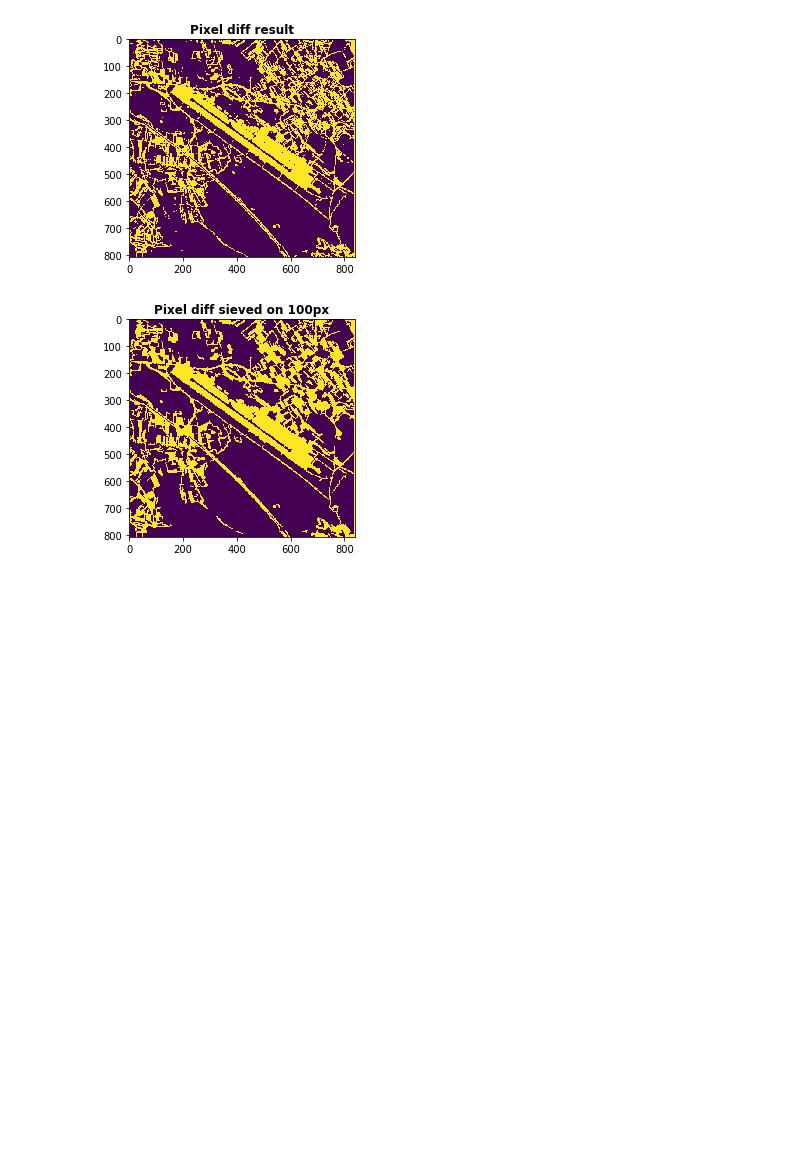
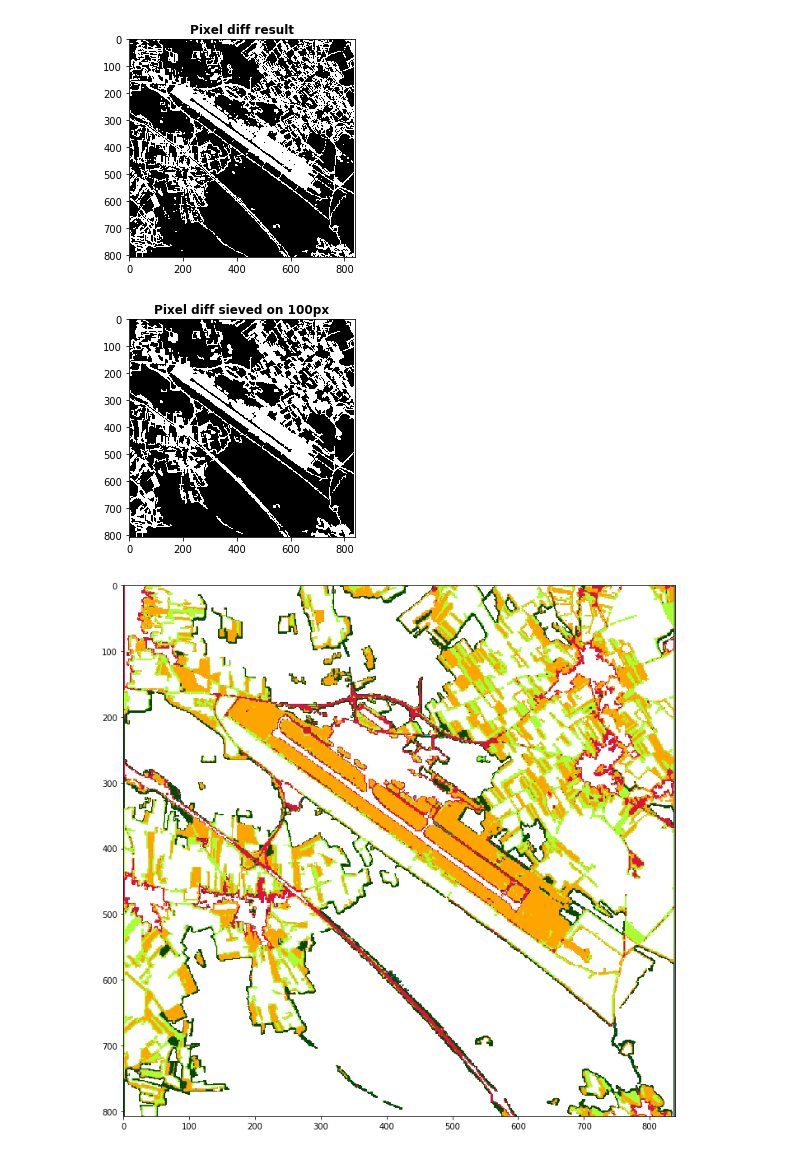
Before and after one commit to wouellette/foss4g_eochallenge, a Jupyter notebook: eochallenge_change_detection_notebook.ipynb, the cells around one changed output. Cells and saved outputs as stored; diff of their text form; code cells hidden in the pictures; blank space fills up the shorter version.

Commit message:
generated gif with old, new, and diff

```diff
--- a/eochallenge_change_detection_notebook.ipynb
+++ b/eochallenge_change_detection_notebook.ipynb
@@ -1,8 +1,8 @@
 # %%
 %matplotlib inline
 
-first_src_filepath = '/home/vanhove/Downloads/joze_airport_ground_truth.tif'
-second_src_filepath = '/home/vanhove/Downloads/joze_airport_prediction.tif'
+first_src_filepath = ''
+second_src_filepath = ''
 
 import pprint
 import rasterio
@@ -11,7 +11,9 @@ import rasterio.fill
 import rasterio.mask
 import rasterio.plot
 import rasterio.warp
+import matplotlib.animation
 import numpy
+
 
 def grayscale(dataset):
     array = numpy.array((numpy.array(dataset.read(1)), numpy.array(dataset.read(2)), numpy.array(dataset.read(3)))).T
@@ -46,35 +48,58 @@ with rasterio.Env():
             src_green = numpy.array(src.read(2))
             second_src_green = numpy.array(second_src.read(2))
             src_blue = numpy.array(src.read(3))
             second_src_blue = numpy.array(second_src.read(3))
 
             # create mask for each color
             red_mask = src_red != second_src_red
             green_mask = src_green != second_src_green
             blue_mask = src_blue != second_src_blue
 
             # combine color masks into one
-            mask = (red_mask | green_mask | blue_mask)
+            mask = (red_mask | green_mask | blue_mask) != True
 
             # convert mask into int16
             mask = numpy.array(mask, dtype='int16')
             int16_max_value = rasterio.dtypes.dtype_ranges['int16'][1]
             mask = mask * int16_max_value
 
             # pixel diff visualization
-            rasterio.plot.show(mask, title='Pixel diff result')
+            rasterio.plot.show(mask, title='Pixel diff result', cmap='Greys')
 
 
             sieved_mask = rasterio.features.sieve(mask, size=100)
-            rasterio.plot.show(sieved_mask, title='Pixel diff sieved on 100px')
+            rasterio.plot.show(sieved_mask, title='Pixel diff sieved on 100px', cmap='Greys')
 
             # writing sieving examples to files
             write_to_file('sieved_100.tif', rasterio.features.sieve(mask, size=100), second_src.profile)
             write_to_file('sieved_200.tif', rasterio.features.sieve(mask, size=200), second_src.profile)
             write_to_file('sieved_300.tif', rasterio.features.sieve(mask, size=300), second_src.profile)
             write_to_file('sieved_400.tif', rasterio.features.sieve(mask, size=400), second_src.profile)
             write_to_file('sieved_500.tif', rasterio.features.sieve(mask, size=500), second_src.profile)
             write_to_file('sieved_600.tif', rasterio.features.sieve(mask, size=600), second_src.profile)
+
+
+            src_array = [src.read(1), src.read(2), src.read(3)]
+            second_src_array = [second_src.read(1), second_src.read(2), second_src.read(3)]
+
+            shapes_mask = rasterio.features.shapes(sieved_mask)
+
+            geojson_shapes_mask = []
+            for shape in shapes_mask:
+                if shape[1] == int16_max_value:
+                    geojson_shapes_mask.append(shape[0])
+
+            masked_array = rasterio.mask.mask(second_src, shapes=geojson_shapes_mask, filled=True, invert=True)
+            plt = rasterio.plot.get_plt()
+            figure = plt.figure(figsize=(12.0, 12.0))
+            ims = []
+            ims.append([plt.imshow(numpy.ma.transpose(src_array, [1, 2, 0]), animated=True)])
+            ims.append([plt.imshow(numpy.ma.transpose(second_src_array, [1, 2, 0]), animated=True)])
+            ims.append([plt.imshow(numpy.ma.transpose(numpy.ma.squeeze(masked_array[0]), [1, 2, 0]), animated=True)])
+
+            ani = matplotlib.animation.ArtistAnimation(figure, ims, interval=1000, blit=True, repeat_delay=1000)
+            ani.save('difference.gif', writer='imagemagick', fps=1)
 # %% [output]
-[figure, old version]
+[figure, new version]
-[figure, old version]
+[figure, new version]
+[figure, added]
```
Also changed, not shown: 1 other file.
